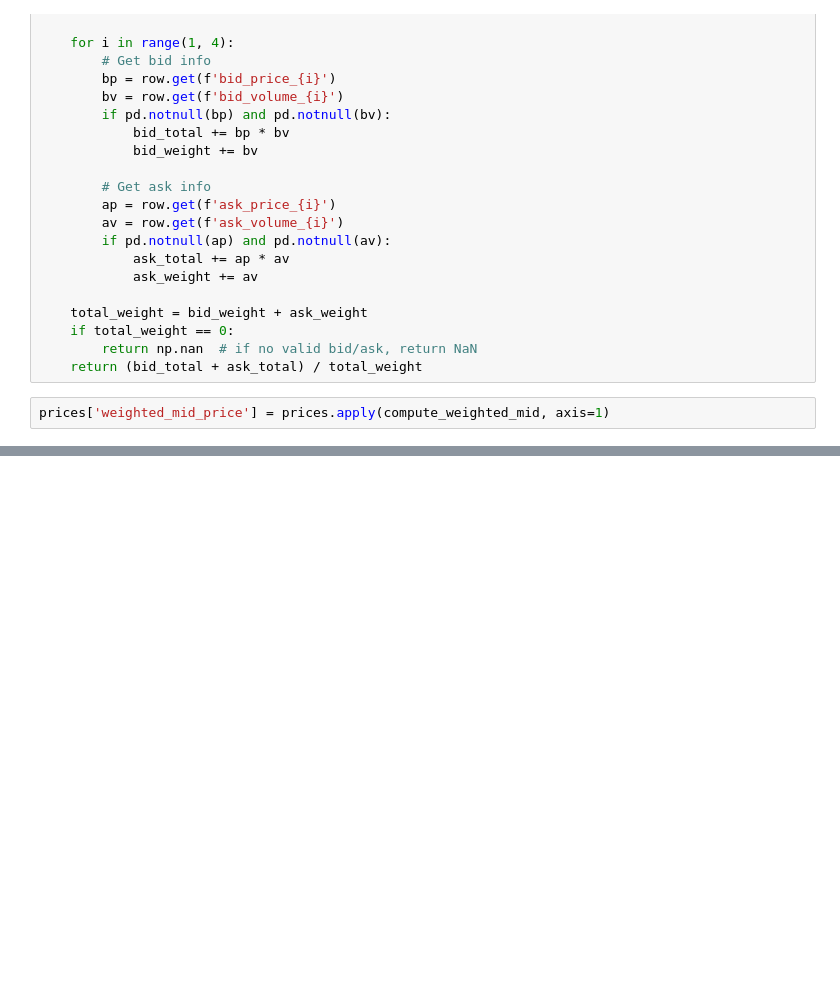
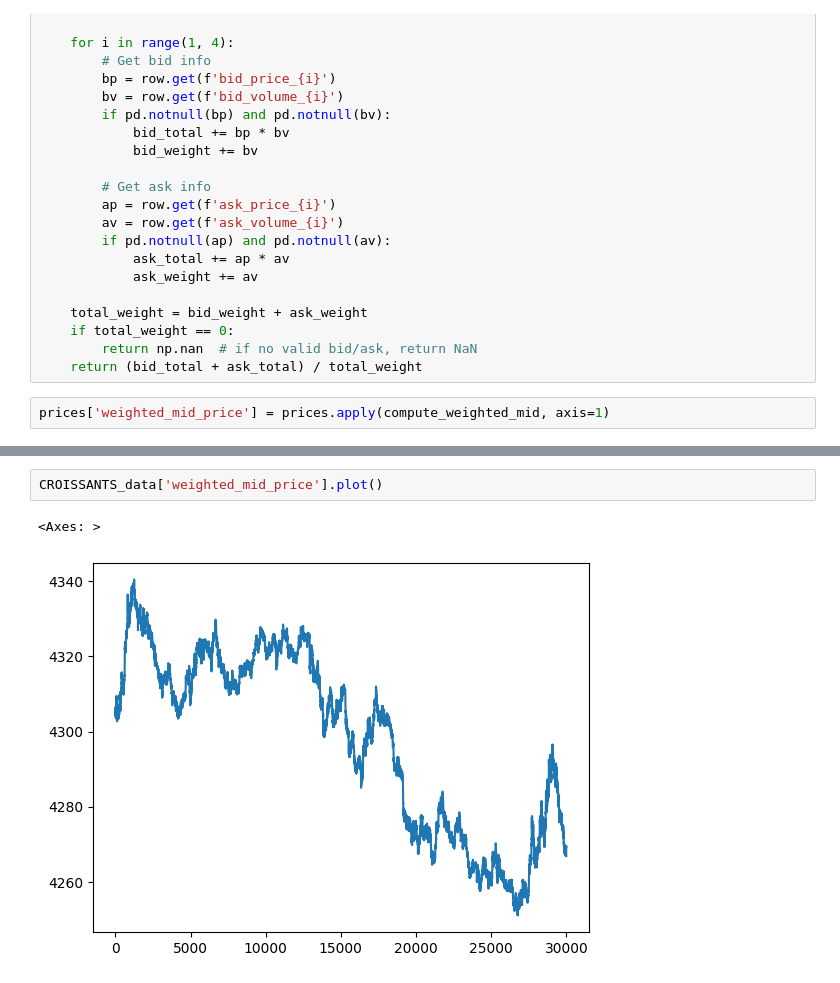
Before and after one commit to fatday/TradingGame_P3, a Jupyter notebook: Round1/Round1_Analysis.ipynb, the cells around one changed output, grey strips where cells are left out. Saved outputs shown, nothing was run; the diff lists cells and outputs as text; blank space fills up the shorter version.

```diff
--- a/Round1/Round1_Analysis.ipynb
+++ b/Round1/Round1_Analysis.ipynb
@@ -397,0 +217,5 @@ class Trader:
+# %%
+CROISSANTS_data['weighted_mid_price'].plot()
+# %% [output]
+<Axes: >
+[figure, added]
```
Also changed, not shown: parts of 97 cells of this notebook.
